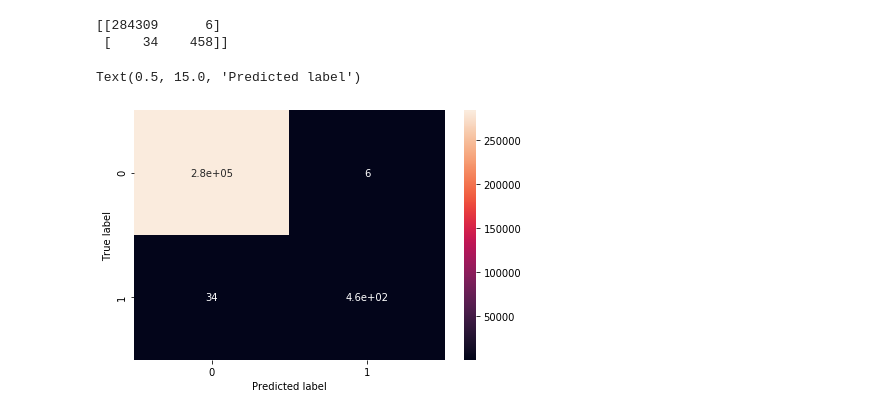
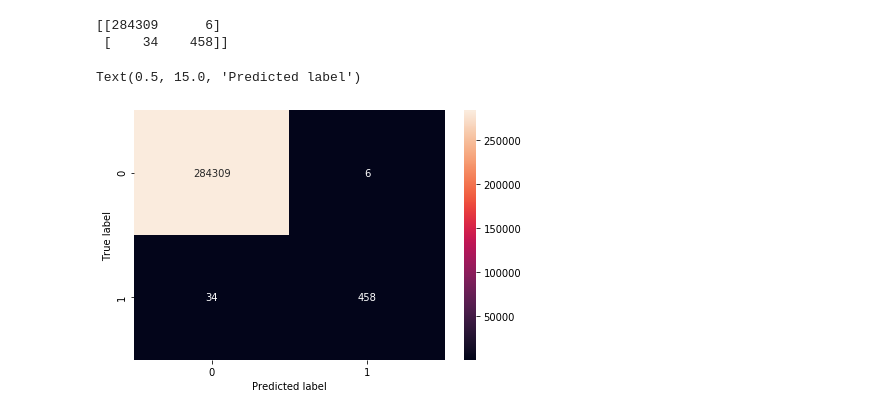
Before and after one commit to annadutki/Credit_card_fraud_detection, a Jupyter notebook: CreditCardFraudDetection_RandomForest.ipynb, the cells around one changed output. Saved outputs shown, nothing was run; the diff lists cells and outputs as text; code cells hidden in the pictures.

```diff
--- a/CreditCardFraudDetection_RandomForest.ipynb
+++ b/CreditCardFraudDetection_RandomForest.ipynb
@@ -124,12 +124,12 @@ print(cnf_matrix2)
 [[284309      6]
  [    34    458]]
 # %%
-ax2 = sns.heatmap(cnf_matrix2, annot=True)
+ax2 = sns.heatmap(cnf_matrix2, annot=True, fmt='d')
 bottom, top = ax2.get_ylim()
 ax2.set_ylim(bottom + 0.5, top - 0.5)
 plt.tight_layout()
 plt.ylabel('True label')
 plt.xlabel('Predicted label')
 # %% [output]
 Text(0.5, 15.0, 'Predicted label')
-[figure, old version]
+[figure, new version]
```
Also changed, not shown: parts of 3 cells of this notebook.
